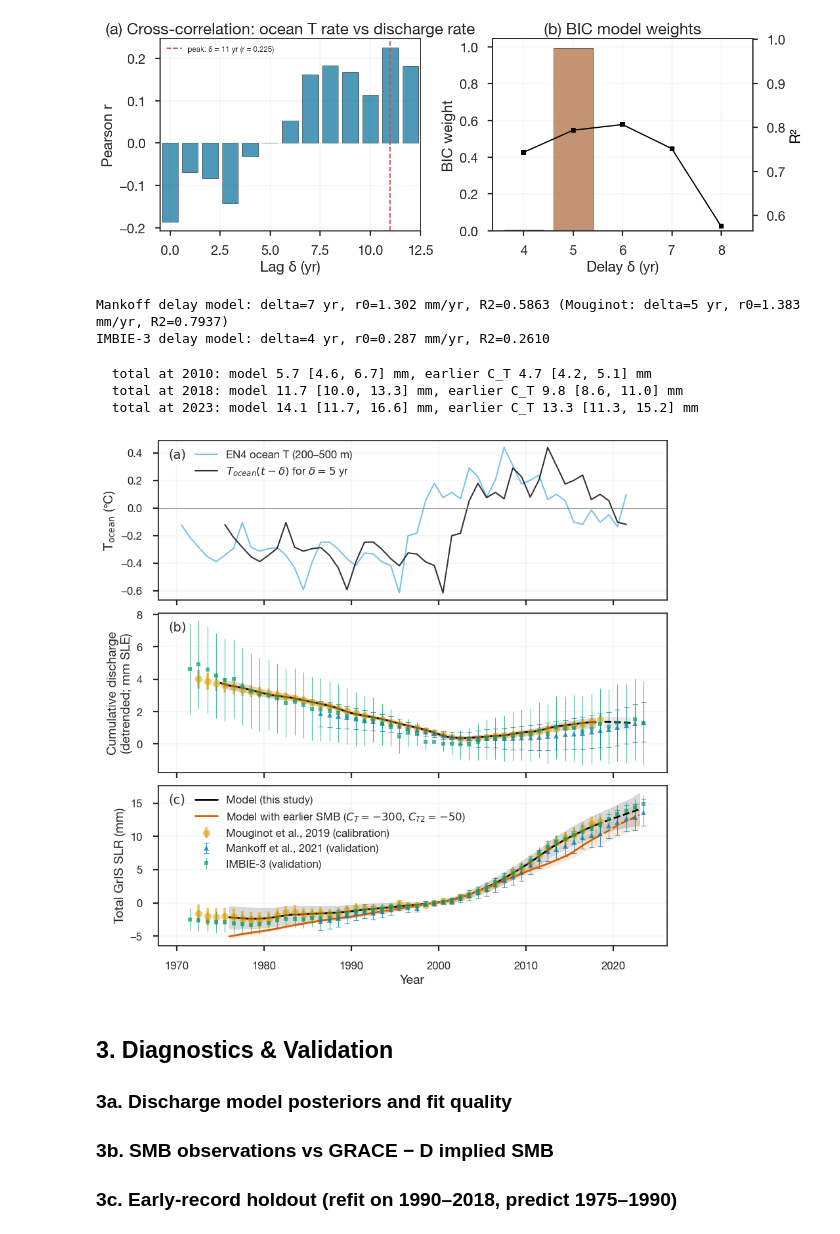
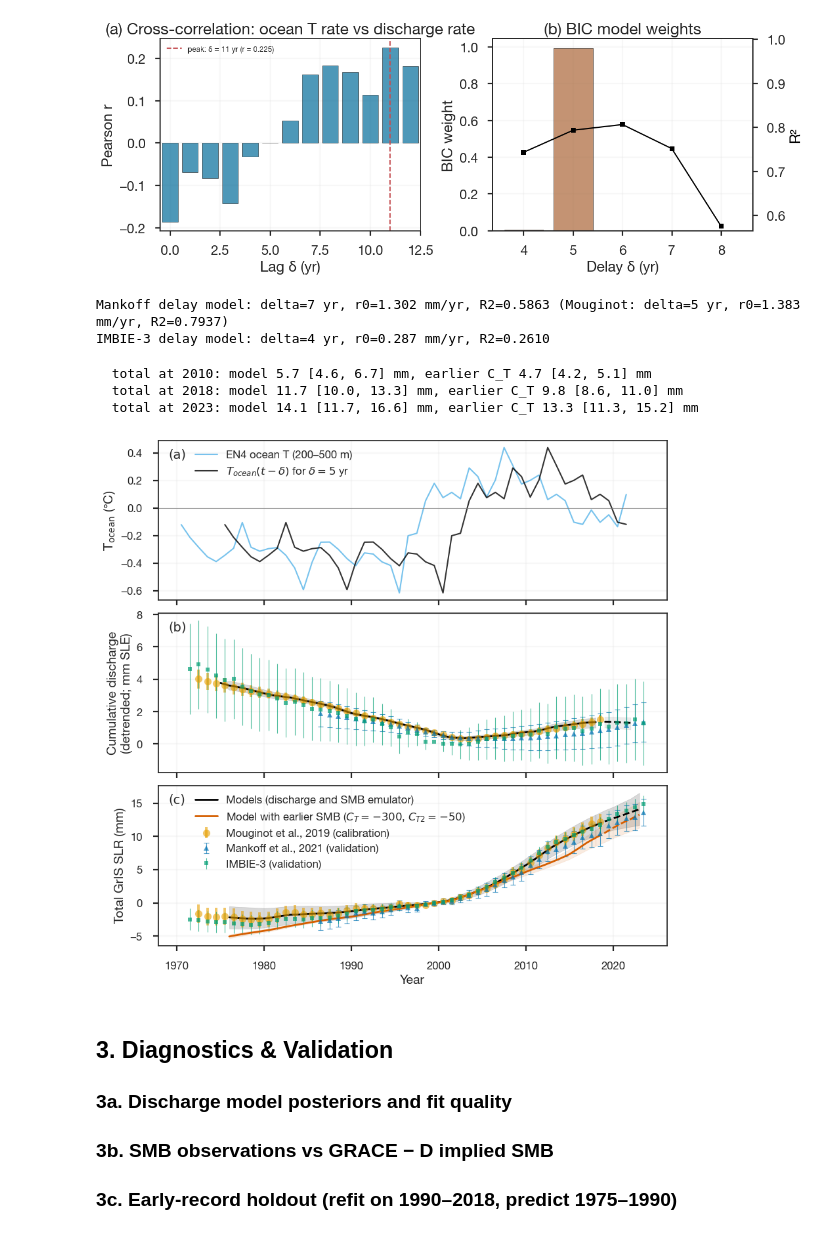
Before and after one commit to bminchew/GMSLR_forecast_v1, a Jupyter notebook: slr_forecast/notebooks/component_greenland.ipynb, the cells around one changed output. Saved outputs shown, nothing was run; the diff lists cells and outputs as text; code cells hidden in the pictures.

```diff
--- a/slr_forecast/notebooks/component_greenland.ipynb
+++ b/slr_forecast/notebooks/component_greenland.ipynb
@@ -818,7 +818,7 @@ ax.errorbar(imbie3_yr_mb, imbie3_mb_rebase * M_TO_MM,
             fmt='s', ms=5, color='#009E73', alpha=0.7, elinewidth=0.8,
             label='IMBIE-3 (validation)')
 ax.plot(totx_yr[cal_mask_c], totx_p50[cal_mask_c], 'k-', lw=2,
-        label='Model (this study)')
+        label='Models (discharge and SMB emulator)')
 ax.fill_between(totx_yr[cal_mask_c], totx_p5[cal_mask_c], totx_p95[cal_mask_c],
                 color='k', alpha=0.15)
 ax.plot(totx_yr[ext_mask_c], totx_p50[ext_mask_c], 'k--', lw=2)
@@ -828,34 +828,34 @@ CT_COLOR = '#D55E00'
 ax.plot(totx_yr[cal_mask_c], totct_p50[cal_mask_c], '-', color=CT_COLOR, lw=2,
         label=r'Model with earlier SMB ($C_T=-300$, $C_{T2}=-50$)')
 ax.fill_between(totx_yr[cal_mask_c], totct_p5[cal_mask_c], totct_p95[cal_mask_c],
                 color=CT_COLOR, alpha=0.12)
 ax.plot(totx_yr[ext_mask_c], totct_p50[ext_mask_c], '--', color=CT_COLOR, lw=2)
 ax.fill_between(totx_yr[ext_mask_c], totct_p5[ext_mask_c], totct_p95[ext_mask_c],
                 color=CT_COLOR, alpha=0.12)
 for _y in (2010, 2018, 2023):
     _j = np.argmin(np.abs(totx_yr - _y))
     print(f'  total at {_y}: model {totx_p50[_j]:.1f} [{totx_p5[_j]:.1f}, {totx_p95[_j]:.1f}] mm, '
           f'earlier C_T {totct_p50[_j]:.1f} [{totct_p5[_j]:.1f}, {totct_p95[_j]:.1f}] mm')
 
 ax.set_ylabel('Total GrIS SLR (mm)', fontsize=LABEL_FONTSIZE)
 ax.set_xlabel('Year', fontsize=LABEL_FONTSIZE)
 ax.legend(fontsize=LEGEND_FONTSIZE, loc='upper left',
           bbox_to_anchor=(0, 1), bbox_transform=ax.transAxes + legend_offset_a)
 ax.grid(True, alpha=0.2)
 ax.tick_params(labelsize=TICK_FONTSIZE)
 ax.text(0.02, 0.95, '(c)', transform=ax.transAxes, fontsize=LABEL_FONTSIZE,
         family='DejaVu Sans', va='top', ha='left')
 
 plt.savefig(f'{FIG_DIR}/component_greenland_discharge_delay_fit.png',
             dpi=150, bbox_inches='tight')
 plt.show()
 # %% [output]
 Mankoff delay model: delta=7 yr, r0=1.302 mm/yr, R2=0.5863 (Mouginot: delta=5 yr, r0=1.383 mm/yr, R2=0.7937)
 IMBIE-3 delay model: delta=4 yr, r0=0.287 mm/yr, R2=0.2610
   total at 2010: model 5.7 [4.6, 6.7] mm, earlier C_T 4.7 [4.2, 5.1] mm
   total at 2018: model 11.7 [10.0, 13.3] mm, earlier C_T 9.8 [8.6, 11.0] mm
   total at 2023: model 14.1 [11.7, 16.6] mm, earlier C_T 13.3 [11.3, 15.2] mm
-[figure, old version]
+[figure, new version]
 # %% [markdown]
 ## 3. Diagnostics & Validation
 
```
Also changed, not shown: parts of 1 cell of this notebook, 1 other file.
